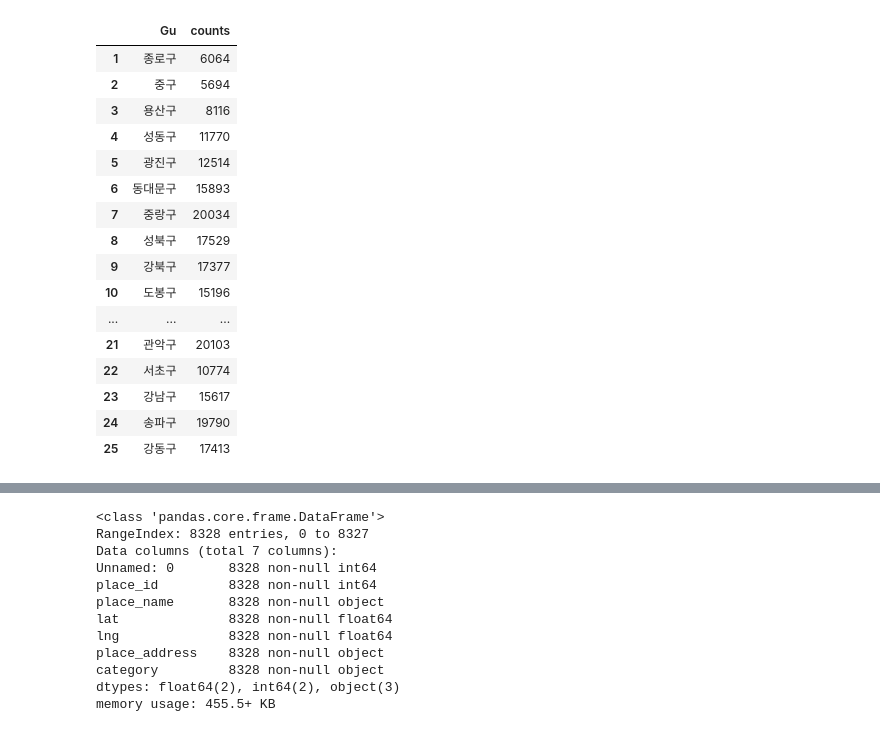
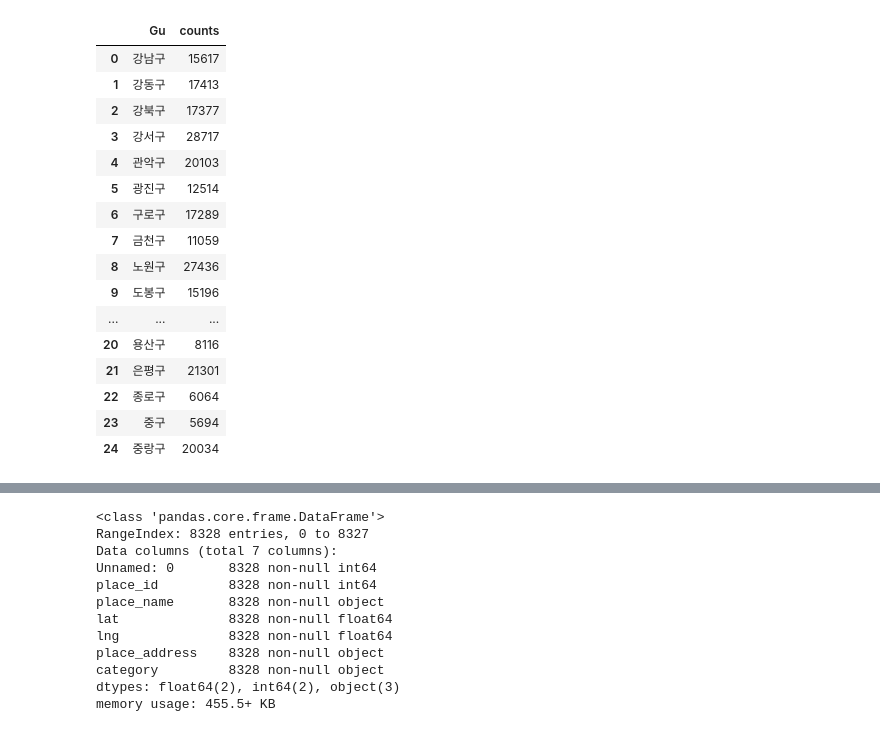
Before and after one commit to BigDataCampus/fresh, a Jupyter notebook: 장애인인구분포.ipynb, the cells around one changed output, grey strips where cells are left out. Drawn from its saved outputs; the diff is of its cells as text; code cells hidden in the pictures.

```diff
--- a/장애인인구분포.ipynb
+++ b/장애인인구분포.ipynb
@@ -6,23 +6,27 @@ import pdvega
 %matplotlib inline
 # %%
 population  = pd.read_csv('Jeungmin/population.csv')
-# %%
-population[1:]
-# %% [output]
-|  | Gu | counts |
-| 1 | 종로구 | 6064 |
-| 2 | 중구 | 5694 |
-| 3 | 용산구 | 8116 |
-| 4 | 성동구 | 11770 |
-| 5 | 광진구 | 12514 |
-| 6 | 동대문구 | 15893 |
-| 7 | 중랑구 | 20034 |
-| 8 | 성북구 | 17529 |
-| 9 | 강북구 | 17377 |
-| 10 | 도봉구 | 15196 |
-| ... | ... | ... |
-| 21 | 관악구 | 20103 |
-| 22 | 서초구 | 10774 |
-| 23 | 강남구 | 15617 |
-| 24 | 송파구 | 19790 |
-| 25 | 강동구 | 17413 |
+# %%
+kk = population[1:].sort_values('Gu')
+# %%
+kk.reset_index(inplace= True,drop=True)
+# %%
+kk
+# %% [output]
+|  | Gu | counts |
+| 0 | 강남구 | 15617 |
+| 1 | 강동구 | 17413 |
+| 2 | 강북구 | 17377 |
+| 3 | 강서구 | 28717 |
+| 4 | 관악구 | 20103 |
+| 5 | 광진구 | 12514 |
+| 6 | 구로구 | 17289 |
+| 7 | 금천구 | 11059 |
+| 8 | 노원구 | 27436 |
+| 9 | 도봉구 | 15196 |
+| ... | ... | ... |
+| 20 | 용산구 | 8116 |
+| 21 | 은평구 | 21301 |
+| 22 | 종로구 | 6064 |
+| 23 | 중구 | 5694 |
+| 24 | 중랑구 | 20034 |
```
Also changed, not shown: parts of 16 cells of this notebook, 2 other files.
